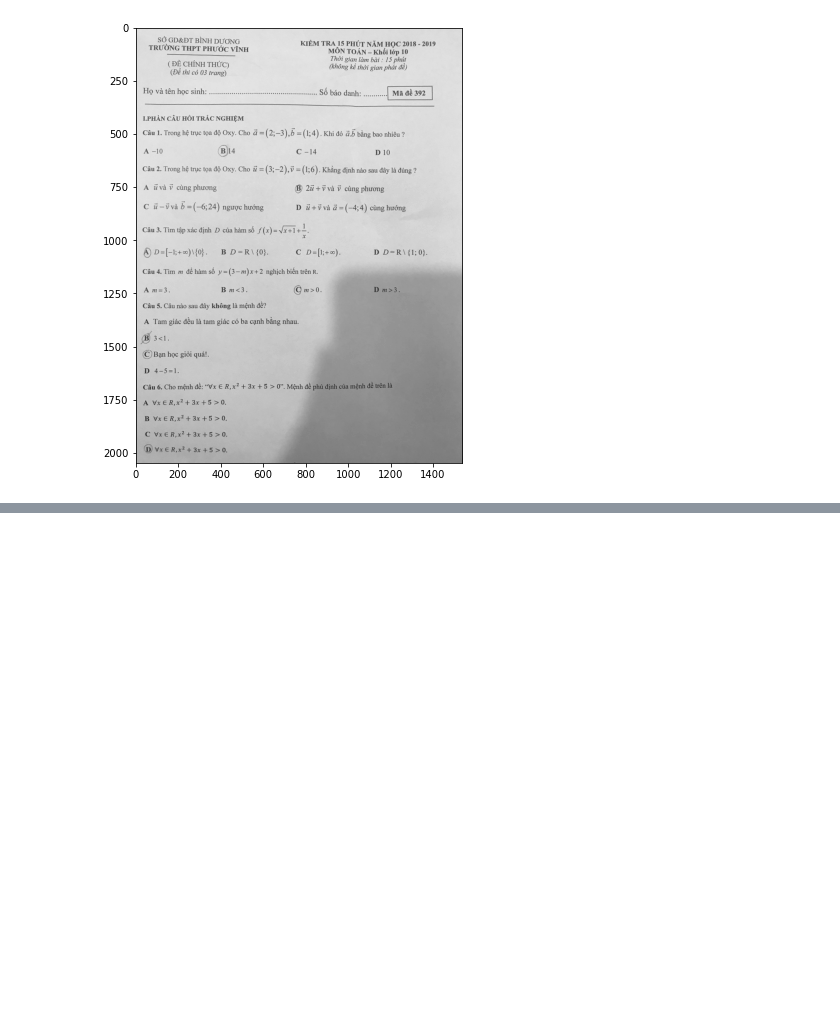
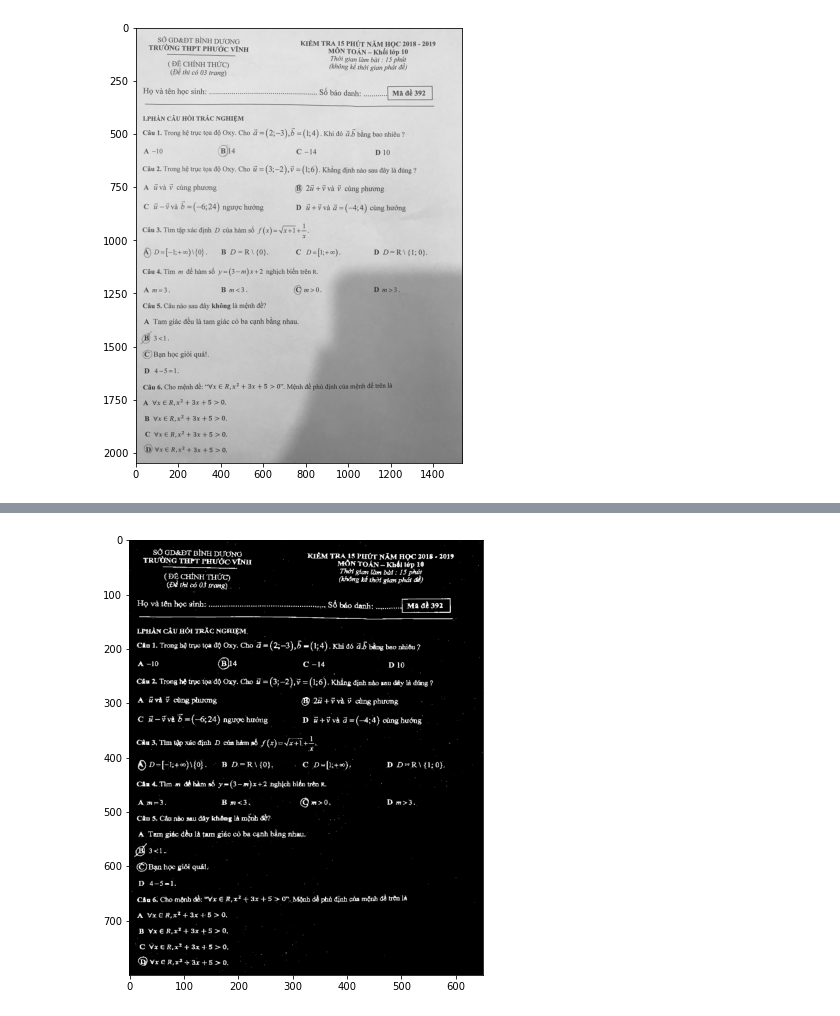
Before and after one commit to quockhanh0212/Multiple-choice-autograding, a Jupyter notebook: autograding.ipynb, the cells around one changed output, grey strips where cells are left out. Drawn from its saved outputs; the diff is of its cells as text; code cells hidden in the pictures; blank space fills up the shorter version.

```diff
--- a/autograding.ipynb
+++ b/autograding.ipynb
@@ -22,3 +22,5 @@ NameError: name 'preprocess' is not defined
 # %%
-close = closing(binary_img, (2,2))
+close = utils.closing(binary_img, (2,2))
+# %% [output]
+[figure, added]
 # %%
```
Also changed, not shown: parts of 11 cells of this notebook, 17 other files.
